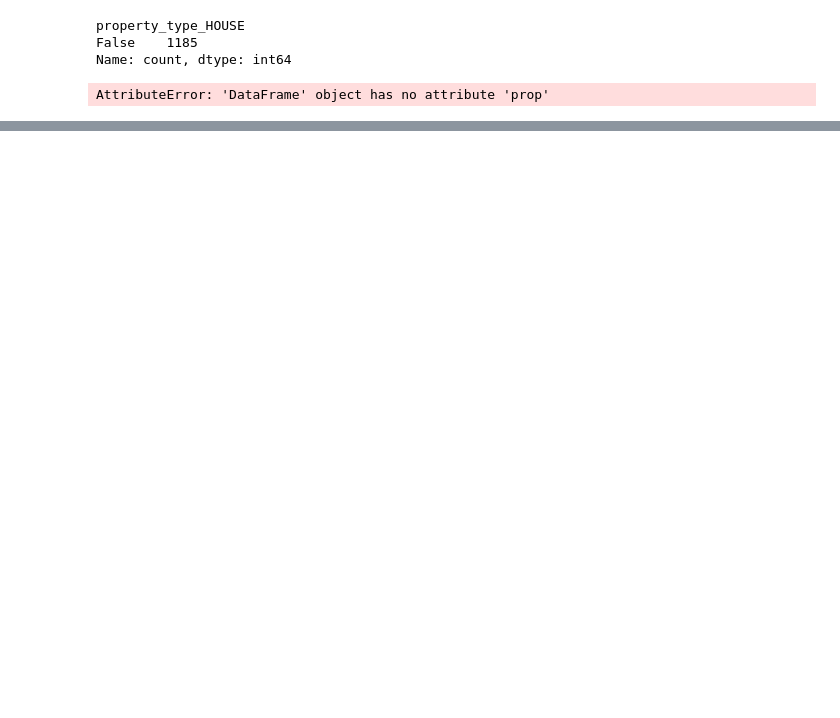
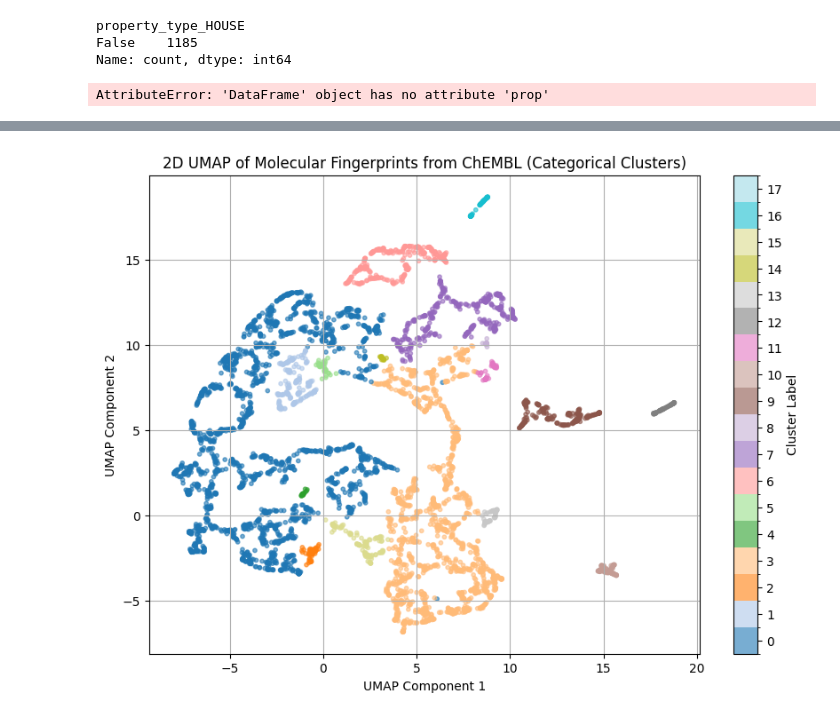
Before and after one commit to simonVP99/house_scraping_project, a Jupyter notebook: src/data_augmentation.ipynb, the cells around one changed output, grey strips where cells are left out. Saved outputs shown, nothing was run; the diff lists cells and outputs as text; code cells hidden in the pictures; blank space fills up the shorter version.

```diff
--- a/src/data_augmentation.ipynb
+++ b/src/data_augmentation.ipynb
@@ -228,0 +249,6 @@ df
+# %%
+from sklearn.cluster import DBSCAN
+
+dbscan = DBSCAN(eps=0.5, min_samples=10)
+df_chembl['cluster'] = dbscan.fit_predict(fingerprints_umap)
+df_chembl
@@ -228,0 +269,28 @@ df
+# %%
+import matplotlib.pyplot as plt
+import matplotlib.colors as mcolors
+
+# Get unique cluster labels
+unique_clusters = df_chembl['cluster'].unique()
+
+# Define a qualitative colormap to use for categorical data
+cmap = plt.get_cmap('tab20', len(unique_clusters))  # 'tab20' is a good categorical colormap
+
+# Create a color map with a different color for each cluster
+norm = mcolors.BoundaryNorm(boundaries=np.arange(len(unique_clusters) + 1) - 0.5, ncolors=len(unique_clusters))
+
+# Create the scatter plot with cluster categories as discrete colors
+plt.figure(figsize=(10, 7))
+scatter = plt.scatter(df_chembl['UMAP1'], df_chembl['UMAP2'], c=df_chembl['cluster'], cmap=cmap, norm=norm, s=10, alpha=0.6)
+
+# Create a color bar using cluster labels
+cbar = plt.colorbar(scatter, ticks=range(len(unique_clusters)))
+cbar.set_label('Cluster Label')
+
+plt.xlabel('UMAP Component 1')
+plt.ylabel('UMAP Component 2')
+plt.title('2D UMAP of Molecular Fingerprints from ChEMBL (Categorical Clusters)')
+plt.grid(True)
+plt.show()
+# %% [output]
+[figure, added]
```
Also changed, not shown: parts of 16 cells of this notebook, 19 other files.
